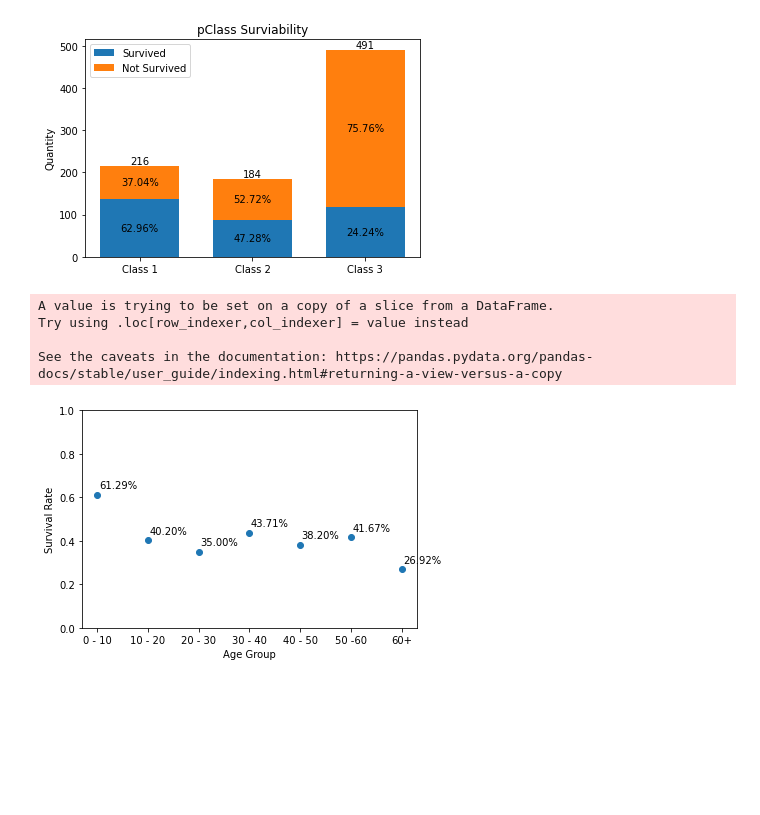
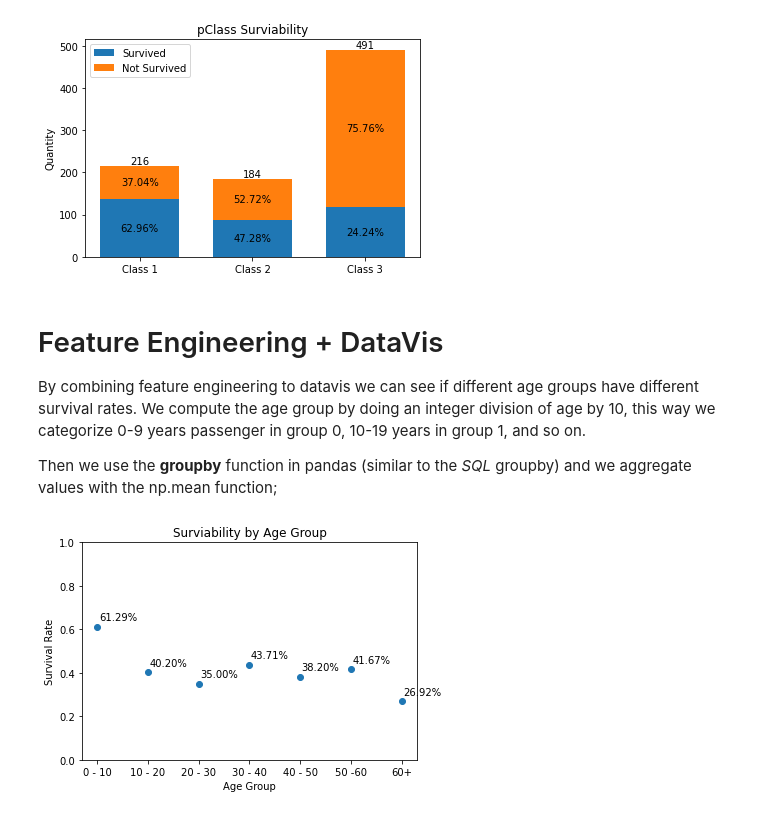
Before and after one commit to lucaskup/kaggleTitanicTrain, a Jupyter notebook: TitanicDataExploration.ipynb, the cells around one changed output. Saved outputs shown, nothing was run; the diff lists cells and outputs as text; code cells hidden in the pictures; blank space fills up the shorter version.

Commit message:
Added some markdown regarding the datavis

```diff
--- a/TitanicDataExploration.ipynb
+++ b/TitanicDataExploration.ipynb
@@ -286,37 +286,41 @@ ax.bar_label(p2)
 plt.show()
 # %% [output]
 [figure]
+# %% [markdown]
+# Feature Engineering + DataVis
+By combining feature engineering to datavis we can see if different age groups have different survival rates.
+We compute the age group by doing an integer division of age by 10, this way we categorize 0-9 years passenger in group 0, 10-19 years in group 1, and so on.
+
+Then we use the **groupby** function in pandas (similar to the *SQL* groupby) and we aggregate values with the np.mean function;
+# %%
+datasetAges = dataset.dropna(axis=0, subset=['Age'])
+datasetAges = datasetAges.assign(AgeGroup=datasetAges['Age'].apply(
+    lambda x: x // 10 if x // 10 <= 6 else 6))
+ageGroup = datasetAges.groupby(['AgeGroup']).aggregate([np.mean, np.var])
 # %%
-
-datasetAges = dataset.dropna(axis=0, subset=['Age'])
-datasetAges['AgeGroup'] = datasetAges['Age'].apply(
-    lambda x: x // 10 if x // 10 <= 6 else 6)
-ageGroup = datasetAges.groupby(['AgeGroup']).aggregate([np.mean, np.var])
 
 fig, ax = plt.subplots()
 survivedRatio = ageGroup['Survived']['mean'].values
 ax.scatter(ageGroup.index.values,
            survivedRatio)
 ax.set_xticks(ageGroup.index.values)
+
+ax.set_title('Surviability by Age Group')
 ax.set_ylim((0, 1))
 ax.set_ylabel('Survival Rate')
 ax.set_xlabel('Age Group')
 
 ax.set_xticklabels(['0 - 10', '10 - 20', '20 - 30',
                    '30 - 40', '40 - 50', '50 -60', '60+'])
 for i in range(len(survivedRatio)):
     xyAnnotation = list(zip(ageGroup.index.values, survivedRatio))
     xyAnnotationPlace = list(
         map(lambda x: (x[0]+0.03, x[1]+0.03), xyAnnotation))
     ax.annotate(f'{survivedRatio[i]*100:.2f}%',
                 xy=xyAnnotation[i],
                 xytext=xyAnnotationPlace[i])
 # (ageGroup['Survived']['mean'].values)
 
 fig.show()
 # %% [output]
-A value is trying to be set on a copy of a slice from a DataFrame.
-Try using .loc[row_indexer,col_indexer] = value instead
-
-See the caveats in the documentation: https://pandas.pydata.org/pandas-docs/stable/user_guide/indexing.html#returning-a-view-versus-a-copy
-[figure, old version]
+[figure, new version]
```
Also changed, not shown: 1 other file.
